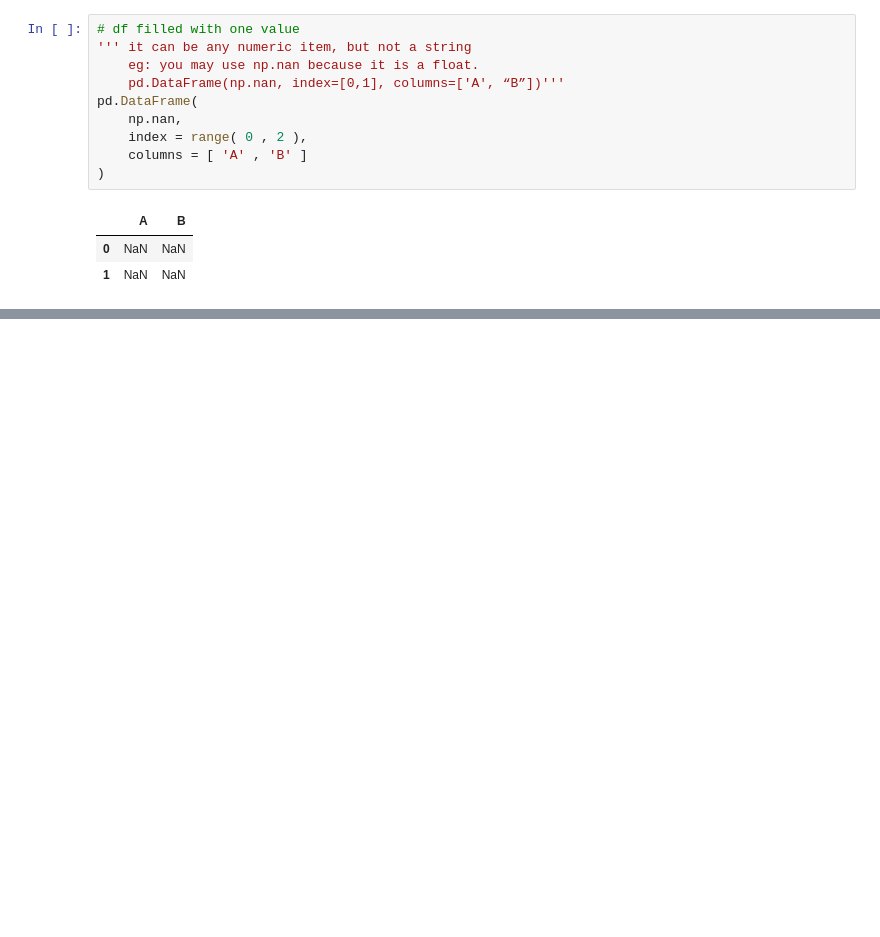
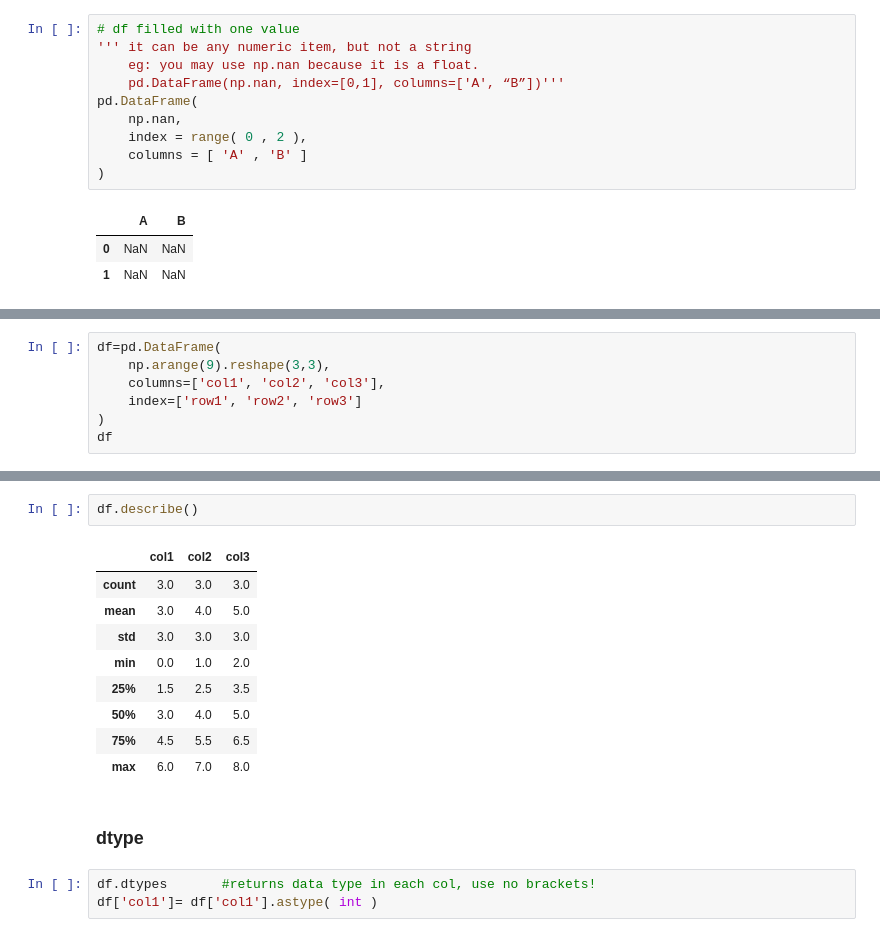
Before and after one commit to PawelRosikiewicz/MachineLearning, a Jupyter notebook: Python_for_Data_Science/Pandas_code.ipynb, the cells around one changed output, grey strips where cells are left out. Drawn from its saved outputs; the diff is of its cells as text; blank space fills up the shorter version.

```diff
--- a/Python_for_Data_Science/Pandas_code.ipynb
+++ b/Python_for_Data_Science/Pandas_code.ipynb
@@ -182,0 +366,7 @@ df
+# %%
+df=pd.DataFrame(
+    np.arange(9).reshape(3,3),
+    columns=['col1', 'col2', 'col3'],
+    index=['row1', 'row2', 'row3']
+)
+df
@@ -182,0 +405,17 @@ df
+# %%
+df.describe()
+# %% [output]
+|  | col1 | col2 | col3 |
+| count | 3.0 | 3.0 | 3.0 |
+| mean | 3.0 | 4.0 | 5.0 |
+| std | 3.0 | 3.0 | 3.0 |
+| min | 0.0 | 1.0 | 2.0 |
+| 25% | 1.5 | 2.5 | 3.5 |
+| 50% | 3.0 | 4.0 | 5.0 |
+| 75% | 4.5 | 5.5 | 6.5 |
+| max | 6.0 | 7.0 | 8.0 |
+# %% [markdown]
+### dtype
+# %%
+df.dtypes 		#returns data type in each col, use no brackets!
+df['col1']= df['col1'].astype( int )
```
Also changed, not shown: parts of 40 cells of this notebook.
